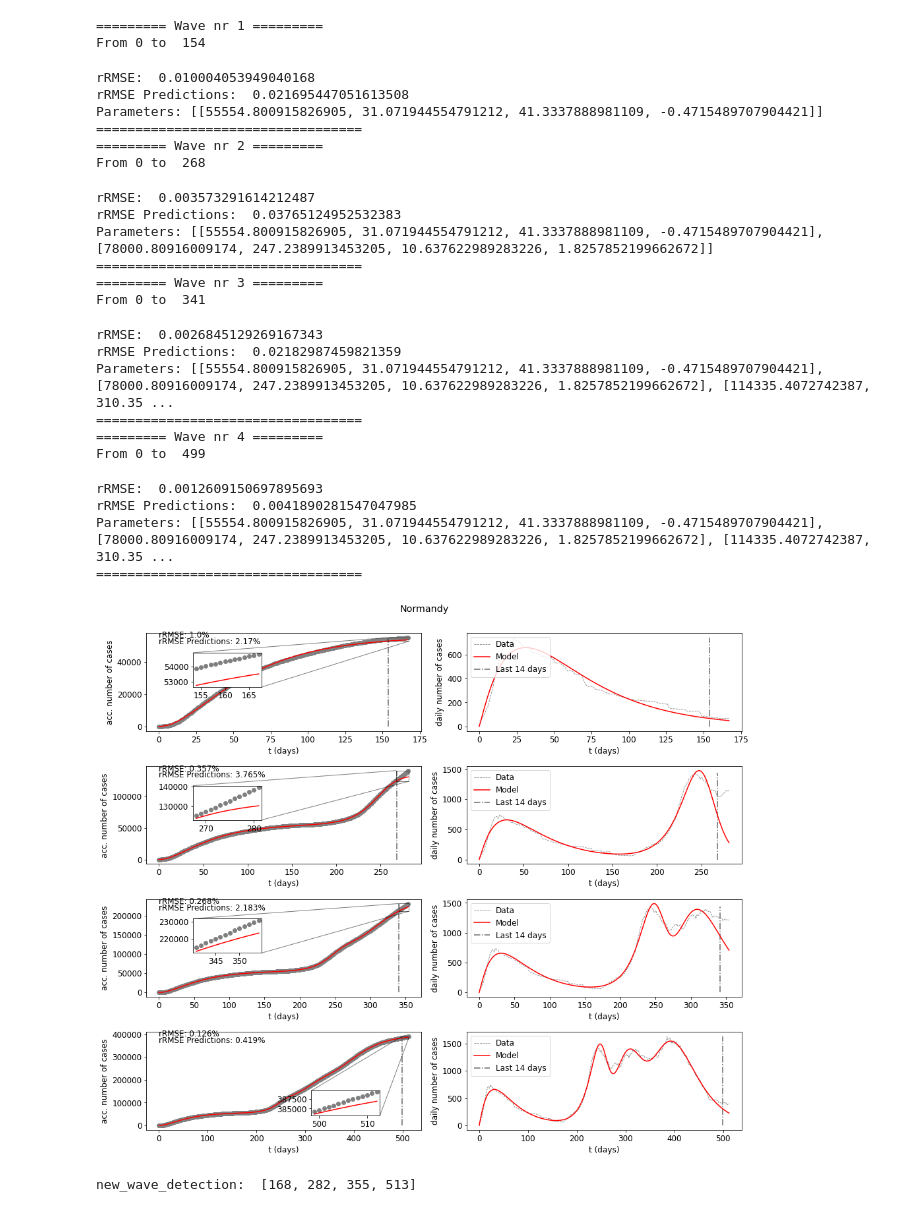
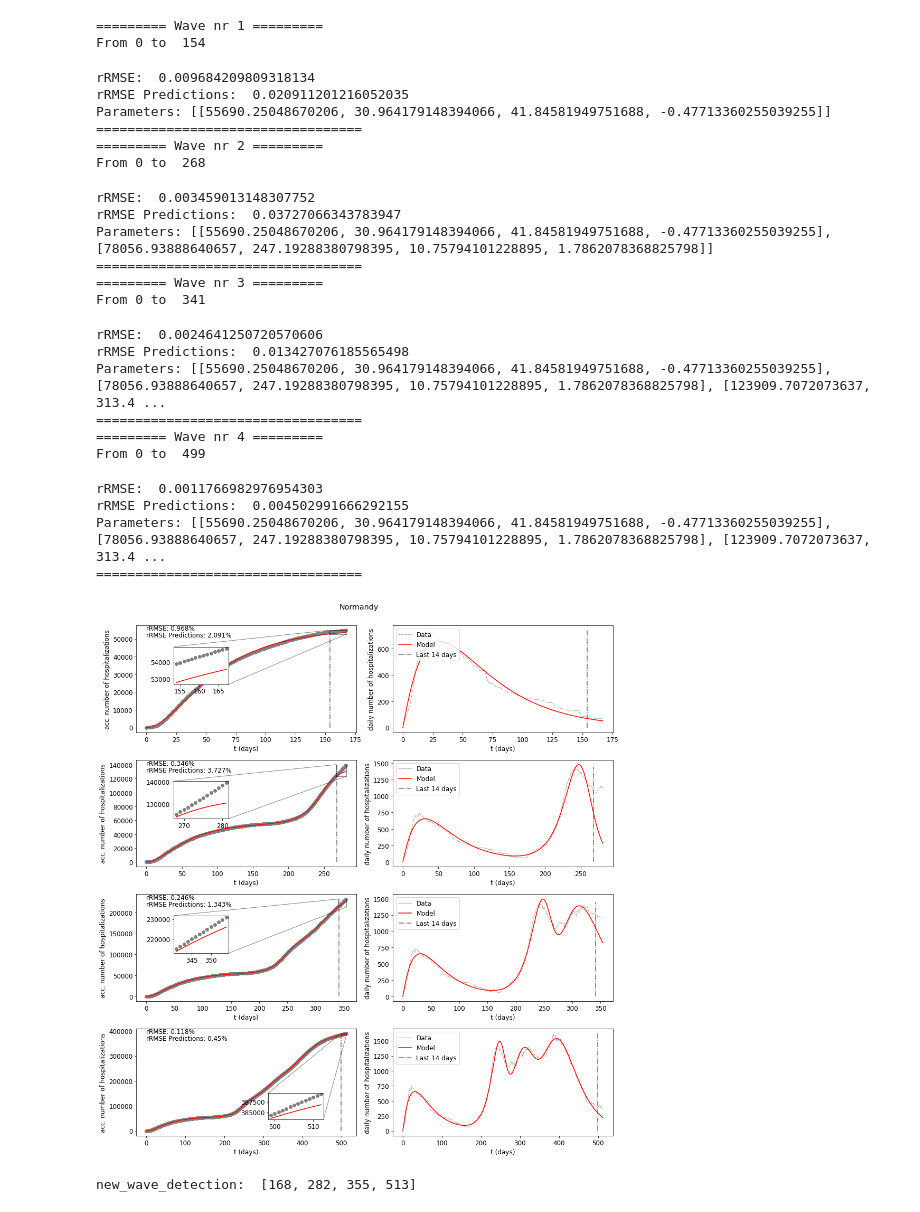
Before and after one commit to fpelogia/epid-models, a Jupyter notebook: Organizado/main.ipynb, the cells around one changed output. Cells and saved outputs as stored; diff of their text form; code cells hidden in the pictures.

```diff
--- a/Organizado/main.ipynb
+++ b/Organizado/main.ipynb
@@ -9,6 +9,7 @@ from new_wave import get_transition_points
 # Import data
 data = pd.read_csv("../Datasets/normandy_hosp.csv")
 city_name = 'Normandy'
+indicator='hospitalizations'
 # %%
 # try:
 #     #deaths
@@ -31,12 +32,17 @@ for i in range(len(daily_data)):
 acc_data = np.array(acc_data)
 normalized_acc_data = acc_data / max(acc_data)
 t = np.linspace(0, len(acc_data)-1, len(acc_data))
+
+scaling_factor = 1
+
+acc_data = acc_data / scaling_factor
+daily_data = list(data.current_hospitalized_patients/ scaling_factor)
 # %%
 # Initial Conditions
 
 def initial_cond_0(y_t):
-    A0 = 100
-    #A0 = 2*max(y_t)
+    #A0 = 100
+    A0 = 1*max(y_t)
     tp0 = (2/3)*len(y_t)
     delta0 = (1/4)*len(y_t)
     nu0 = 1
@@ -51,8 +57,9 @@ def update_cond_nw(A0, tp0):
 optimize.update_cond = update_cond_nw
 # %%
 # Transition Points
-x_nw = get_transition_points(acc_data, visual=True, threshold=1e-6)[:4]
+x_nw = get_transition_points(acc_data, visual=True, threshold=1e-6, indicator = indicator)[:4]
 
-optimize.fit_data(acc_data, daily_data, city_name, x_nw)
+sig_params = optimize.fit_data(acc_data, daily_data, city_name, x_nw, indicator = indicator, scaling_factor = scaling_factor)
+
 print('new_wave_detection: ', x_nw)
 # %% [output]
@@ -60,26 +67,26 @@ print('new_wave_detection: ', x_nw)
 ========= Wave nr 1 =========
 From 0 to  154
-rRMSE:  0.010004053949040168
-rRMSE Predictions:  0.021695447051613508
-Parameters: [[55554.800915826905, 31.071944554791212, 41.3337888981109, -0.4715489707904421]]
+rRMSE:  0.009684209809318134
+rRMSE Predictions:  0.020911201216052035
+Parameters: [[55690.25048670206, 30.964179148394066, 41.84581949751688, -0.47713360255039255]]
 ==================================
 ========= Wave nr 2 =========
 From 0 to  268
-rRMSE:  0.003573291614212487
-rRMSE Predictions:  0.03765124952532383
-Parameters: [[55554.800915826905, 31.071944554791212, 41.3337888981109, -0.4715489707904421], [78000.80916009174, 247.2389913453205, 10.637622989283226, 1.8257852199662672]]
+rRMSE:  0.003459013148307752
+rRMSE Predictions:  0.03727066343783947
+Parameters: [[55690.25048670206, 30.964179148394066, 41.84581949751688, -0.47713360255039255], [78056.93888640657, 247.19288380798395, 10.75794101228895, 1.7862078368825798]]
 ==================================
 ========= Wave nr 3 =========
 From 0 to  341
-rRMSE:  0.0026845129269167343
-rRMSE Predictions:  0.02182987459821359
-Parameters: [[55554.800915826905, 31.071944554791212, 41.3337888981109, -0.4715489707904421], [78000.80916009174, 247.2389913453205, 10.637622989283226, 1.8257852199662672], [114335.4072742387, 310.35 ...
+rRMSE:  0.0024641250720570606
+rRMSE Predictions:  0.013427076185565498
+Parameters: [[55690.25048670206, 30.964179148394066, 41.84581949751688, -0.47713360255039255], [78056.93888640657, 247.19288380798395, 10.75794101228895, 1.7862078368825798], [123909.7072073637, 313.4 ...
 ==================================
 ========= Wave nr 4 =========
 From 0 to  499
-rRMSE:  0.0012609150697895693
-rRMSE Predictions:  0.0041890281547047985
-Parameters: [[55554.800915826905, 31.071944554791212, 41.3337888981109, -0.4715489707904421], [78000.80916009174, 247.2389913453205, 10.637622989283226, 1.8257852199662672], [114335.4072742387, 310.35 ...
+rRMSE:  0.0011766982976954303
+rRMSE Predictions:  0.004502991666292155
+Parameters: [[55690.25048670206, 30.964179148394066, 41.84581949751688, -0.47713360255039255], [78056.93888640657, 247.19288380798395, 10.75794101228895, 1.7862078368825798], [123909.7072073637, 313.4 ...
 ==================================
-[figure, old version]
+[figure, new version]
 new_wave_detection:  [168, 282, 355, 513]
```
Also changed, not shown: parts of 2 cells of this notebook, 5 other files.
